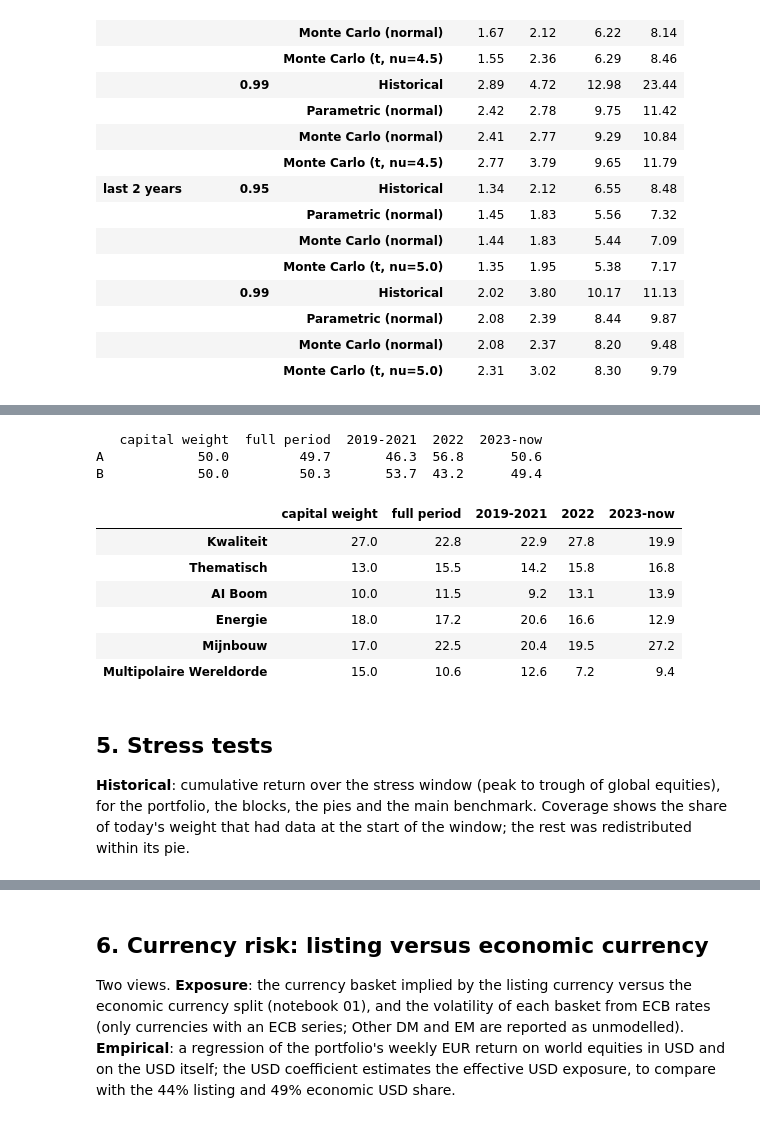
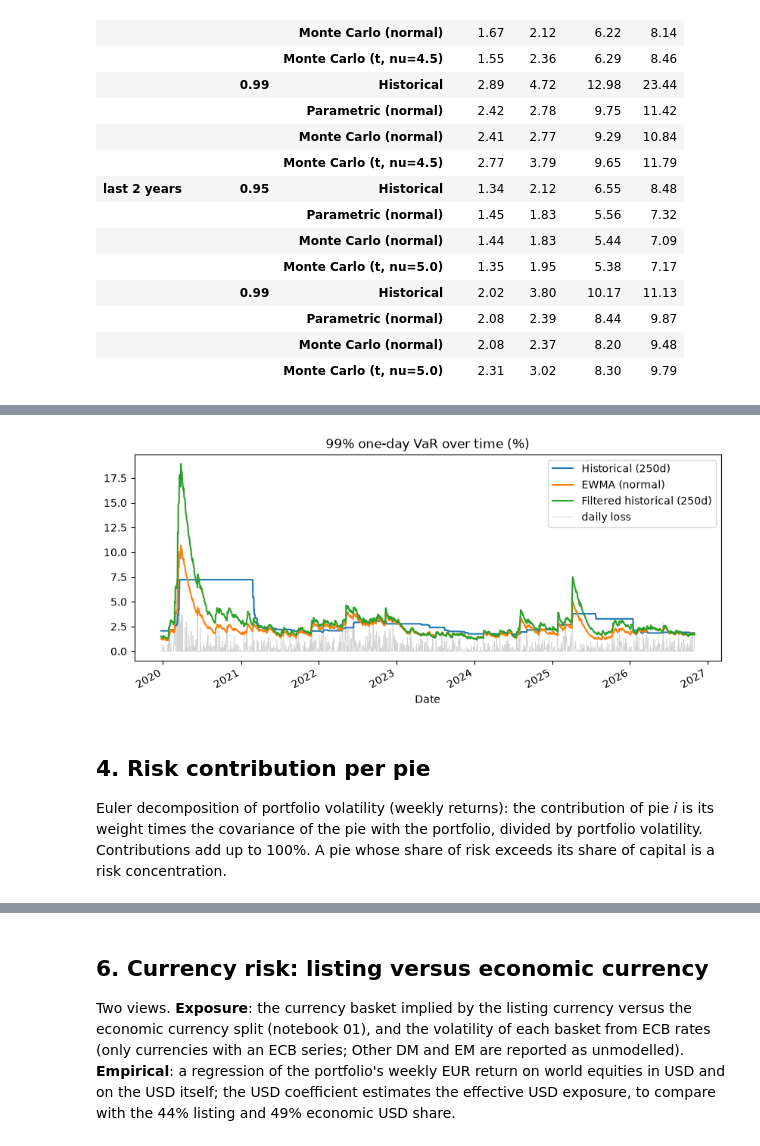
Before and after one commit to caswvandersteen/Investment-Portfolio-Analysis, a Jupyter notebook: notebooks/05_risk.ipynb, the cells around one changed output, grey strips where cells are left out. Cells and saved outputs as stored; diff of their text form; code cells hidden in the pictures.

```diff
--- a/notebooks/05_risk.ipynb
+++ b/notebooks/05_risk.ipynb
@@ -326,35 +362,12 @@ Euler decomposition of portfolio volatility (weekly returns): the contribution o
 # %%
-def risk_contribution(returns, weights):
-    """Percentage contribution of each column to portfolio volatility."""
-    w = weights[returns.columns]
-    cov = returns.cov()
-    port_var = w @ cov @ w
-    contribution = w * (cov @ w) / port_var
-    return contribution
-
-
-rc_rows = {}
-for label, (start, end) in {"full period": ("2019-01-01", "2100-01-01"), **SUBPERIODS}.items():
-    rc_rows[label] = risk_contribution(pie_weekly.loc[start:end], pie_weights)
-
-risk_contrib = pd.DataFrame(rc_rows)
-risk_contrib.insert(0, "capital weight", pie_weights)
-block_of = {pie: block for block, pies in BLOCKS.items() for pie in pies}
-print((risk_contrib.groupby(block_of).sum() * 100).round(1))
-(risk_contrib * 100).round(1)
+ax = (var_paths[["Historical (250d)", "EWMA (normal)", "Filtered historical (250d)"]] * 100).plot(figsize=(10, 4), title="99% one-day VaR over time (%)")
+(-r[var_paths.index] * 100).clip(lower=0).plot(ax=ax, color="lightgrey", linewidth=0.6, label="daily loss", zorder=0)
+ax.legend()
+plt.show()
 # %% [output]
-   capital weight  full period  2019-2021  2022  2023-now
-A            50.0         49.7       46.3  56.8      50.6
-B            50.0         50.3       53.7  43.2      49.4
-|  | capital weight | full period | 2019-2021 | 2022 | 2023-now |
-| Kwaliteit | 27.0 | 22.8 | 22.9 | 27.8 | 19.9 |
-| Thematisch | 13.0 | 15.5 | 14.2 | 15.8 | 16.8 |
-| AI Boom | 10.0 | 11.5 | 9.2 | 13.1 | 13.9 |
-| Energie | 18.0 | 17.2 | 20.6 | 16.6 | 12.9 |
-| Mijnbouw | 17.0 | 22.5 | 20.4 | 19.5 | 27.2 |
-| Multipolaire Wereldorde | 15.0 | 10.6 | 12.6 | 7.2 | 9.4 |
+[figure, added]
 # %% [markdown]
-## 5. Stress tests
+## 4. Risk contribution per pie
 
-**Historical**: cumulative return over the stress window (peak to trough of global equities), for the portfolio, the blocks, the pies and the main benchmark. Coverage shows the share of today's weight that had data at the start of the window; the rest was redistributed within its pie.
+Euler decomposition of portfolio volatility (weekly returns): the contribution of pie *i* is its weight times the covariance of the pie with the portfolio, divided by portfolio volatility. Contributions add up to 100%. A pie whose share of risk exceeds its share of capital is a risk concentration.
 # %%
```
Also changed, not shown: parts of 18 cells of this notebook, 2 other files.
